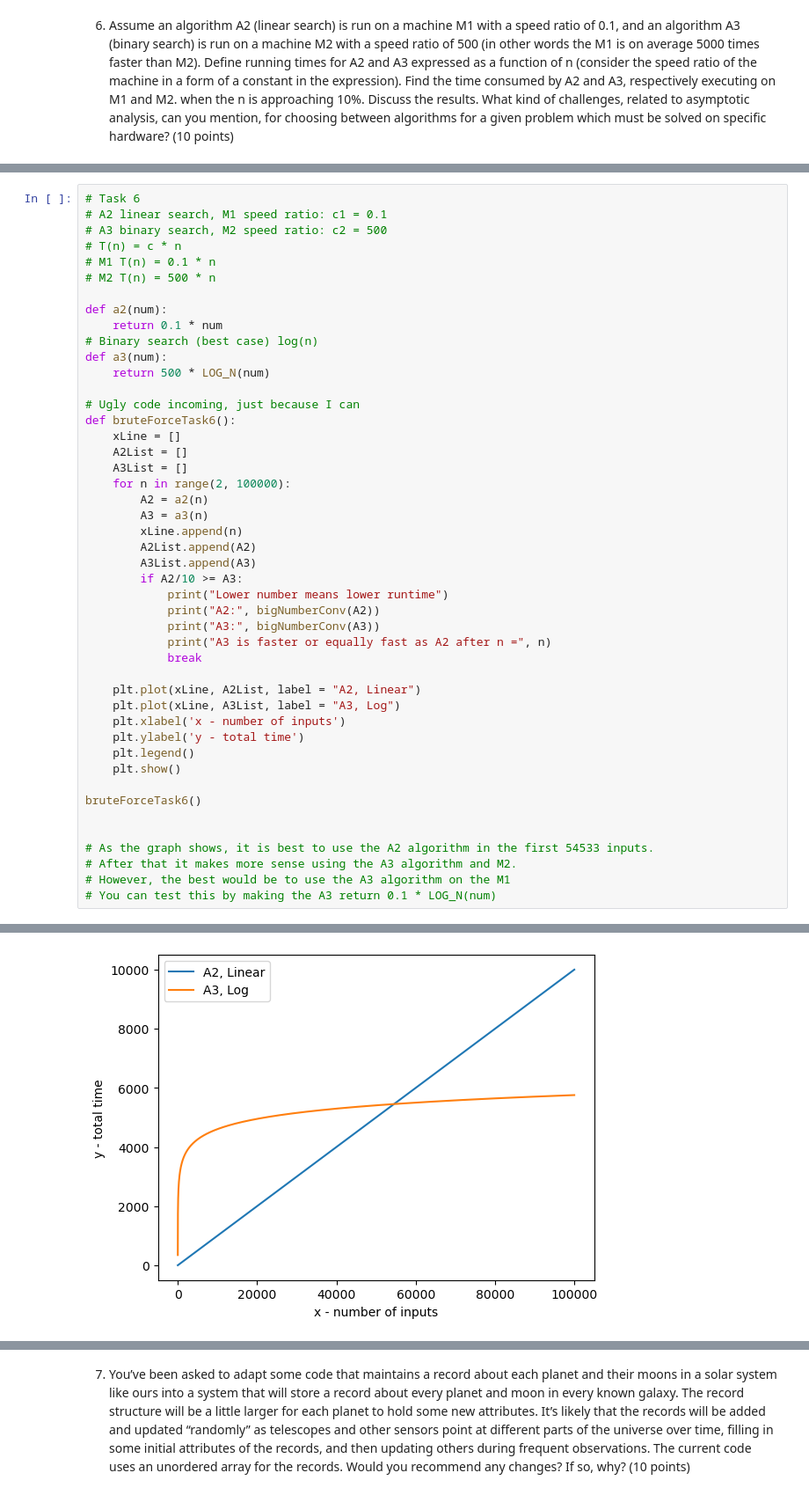
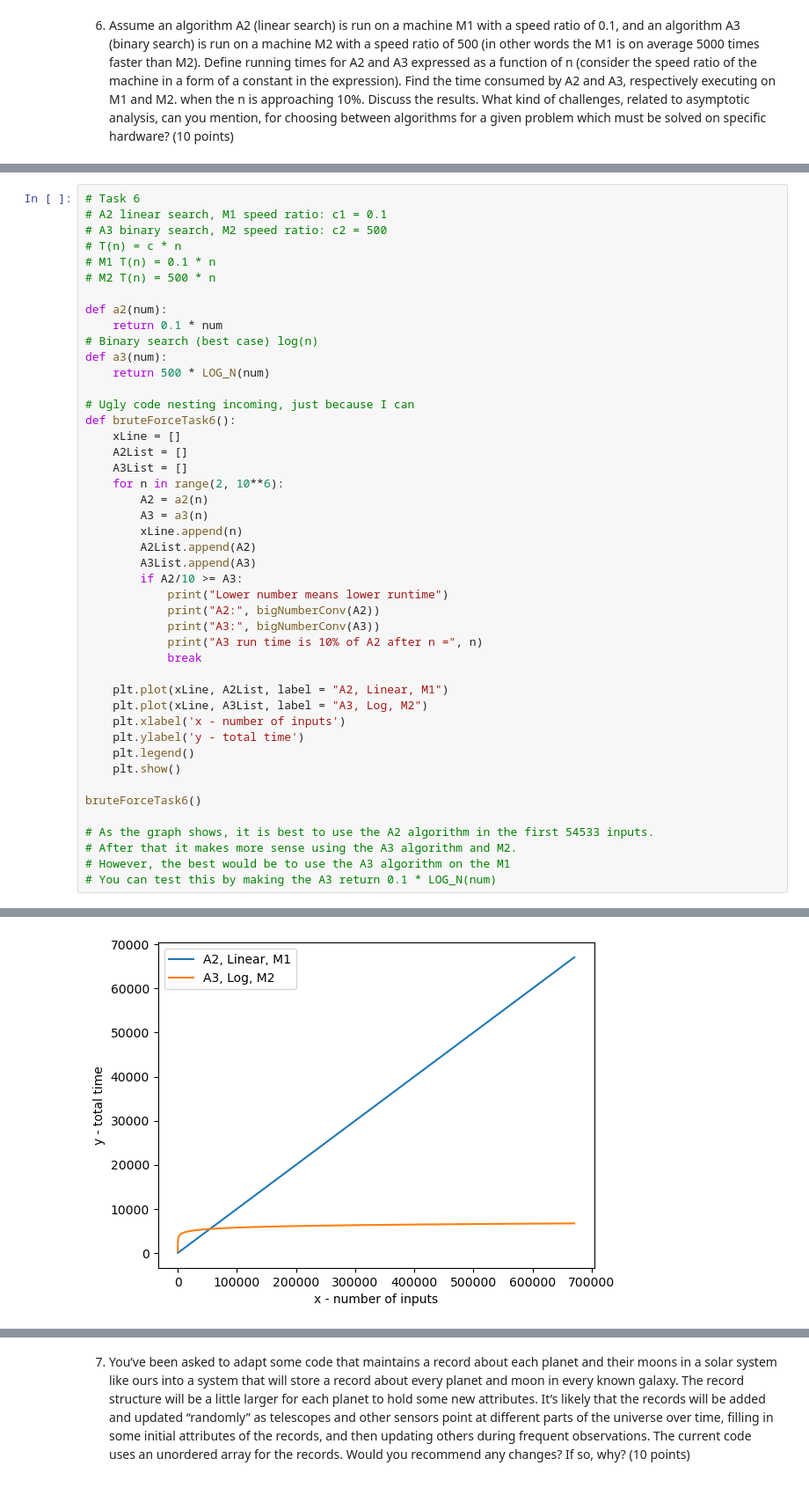
Before and after one commit to CarstenOst/mandatory1, a Jupyter notebook: Mandatory_1_IS_211.ipynb, the cells around one changed output, grey strips where cells are left out. Shown: that part at 88% size. Saved outputs shown, nothing was run; the diff lists cells and outputs as text.

```diff
--- a/Mandatory_1_IS_211.ipynb
+++ b/Mandatory_1_IS_211.ipynb
@@ -402,12 +403,12 @@ def a2(num):
 def a3(num):
     return 500 * LOG_N(num)
 
-# Ugly code incoming, just because I can
+# Ugly code nesting incoming, just because I can
 def bruteForceTask6():
     xLine = []
     A2List = []
     A3List = []
-    for n in range(2, 100000):
+    for n in range(2, 10**6):
         A2 = a2(n)
         A3 = a3(n)
         xLine.append(n)
@@ -417,11 +418,11 @@ def bruteForceTask6():
             print("Lower number means lower runtime")
             print("A2:", bigNumberConv(A2))
             print("A3:", bigNumberConv(A3))
-            print("A3 is faster or equally fast as A2 after n =", n)
+            print("A3 run time is 10% of A2 after n =", n)
             break
 
-    plt.plot(xLine, A2List, label = "A2, Linear")
-    plt.plot(xLine, A3List, label = "A3, Log")
+    plt.plot(xLine, A2List, label = "A2, Linear, M1")
+    plt.plot(xLine, A3List, label = "A3, Log, M2")
     plt.xlabel('x - number of inputs')
     plt.ylabel('y - total time')
     plt.legend()
@@ -429,7 +430,6 @@ def bruteForceTask6():
 
 bruteForceTask6()
 
-
 # As the graph shows, it is best to use the A2 algorithm in the first 54533 inputs.
 # After that it makes more sense using the A3 algorithm and M2.
 # However, the best would be to use the A3 algorithm on the M1
@@ -438,4 +442,4 @@ bruteForceTask6()
-[figure, old version]
+[figure, new version]
 # %%
 # Normally I would use the pascalCase naming convention as I formerly have coded alot in ASP.NET
 # Now this is changed to snake_case to make it a little easier to read
```
Also changed, not shown: parts of 6 cells of this notebook.
